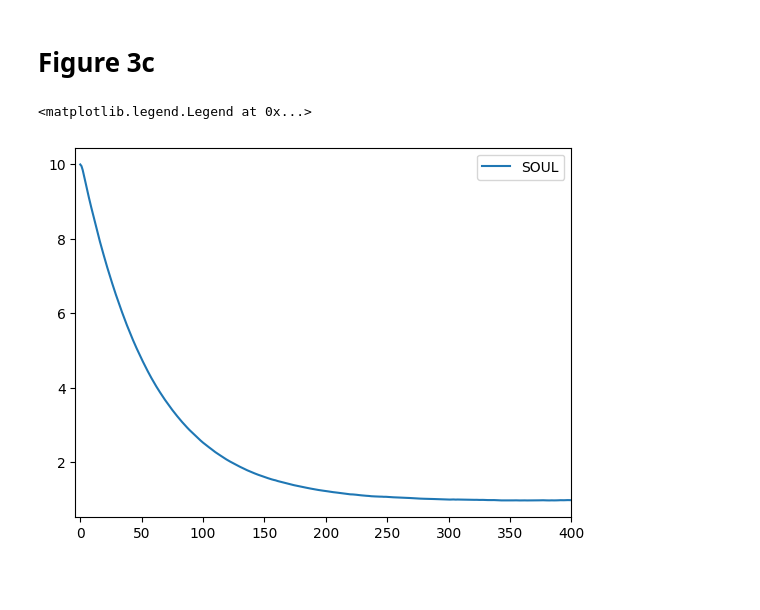
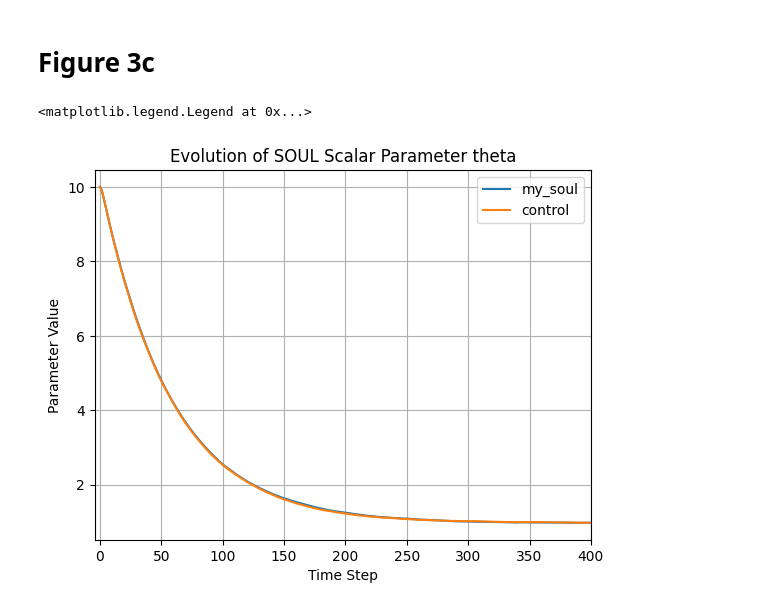
Before and after one commit to Laurasgrv-colab/PRe, a Jupyter notebook: CaseStudy3_bayesian_logistic_regression_SOUL.ipynb, the cells around one changed output. Cells and saved outputs as stored; diff of their text form; code cells hidden in the pictures; blank space fills up the shorter version.

```diff
--- a/CaseStudy3_bayesian_logistic_regression_SOUL.ipynb
+++ b/CaseStudy3_bayesian_logistic_regression_SOUL.ipynb
@@ -101,3 +113,26 @@ def log_p_grad_x(th, x, y_l, y_f):
+# %%
+def soul_ctrl(l, f, h, K, N, th, X):
+    for k in range(K):
+        # Run ULA chain:
+        for n in range(N):
+            Xkn = X[:, -1].reshape(D, 1)  # Extract current particle position.
+            # Take a step:
+            Xknp1 = (Xkn + h*grad_x(th[k], Xkn, l, f)
+                          + np.sqrt(2*h)*np.random.normal(0, 1, (D, 1)))
+            X = np.append(X, Xknp1, axis=1)  # Store new particle position.
+        th = np.append(th, th[k] + h*ave_grad_th(th[k], X[:, -N:]))  # Update theta.
+    return th, X
+
+    # Auxiliary functions.
+
+def ave_grad_th(th, x):
+    """Returns theta-gradient of log density averaged over particle cloud."""
+    return ((x-th).sum(0)).mean()/5
+
+def grad_x(th, x, l, f):
+    """Returns x-gradient of log density vectorized over particles."""
+    s = 1/(1+np.exp(- np.matmul(f, x)))
+    return np.matmul((l-s).transpose(), f).transpose() - (x-th)/5
 # %% [markdown]
 # Figure 3a
 # %% [markdown]
@@ -236,12 +306,18 @@ x0 = 10*np.ones((D, M))
 # %%
 # Re-run algorithm:
 th_soul, x_soul = soul(log_p_grad_x, th0, x0, ltrain, ftrain, T, M, B, delta_step, gamma_step)
+th_ctrl, x_ctrl = soul_ctrl(ltrain, ftrain, delta_step, T, M, np.array([[10]]), x0)
 
 
 # Plot parameter estimates:
-plt.plot(th_soul, label='SOUL')
+plt.plot(th_soul, label='my_soul')
+plt.plot(th_ctrl, label='control')
+plt.xlabel('Time Step')
+plt.ylabel('Parameter Value')
+plt.title('Evolution of SOUL Scalar Parameter theta')
+plt.grid(True)
 plt.xlim([-T/100, T])
 plt.legend(loc='upper right')
 # %% [output]
 <matplotlib.legend.Legend at 0x...>
-[figure, old version]
+[figure, new version]
```
Also changed, not shown: parts of 10 cells of this notebook.
